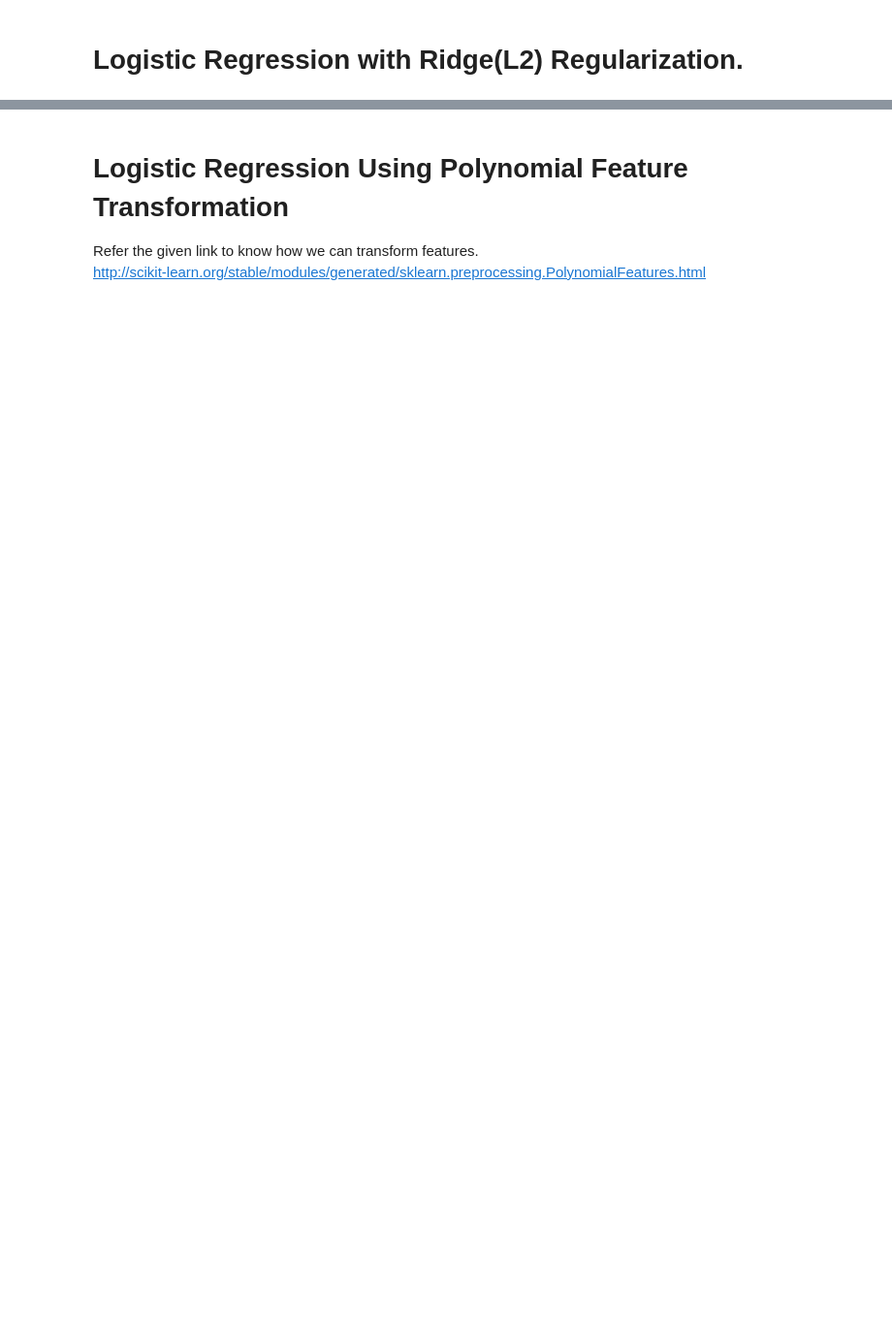
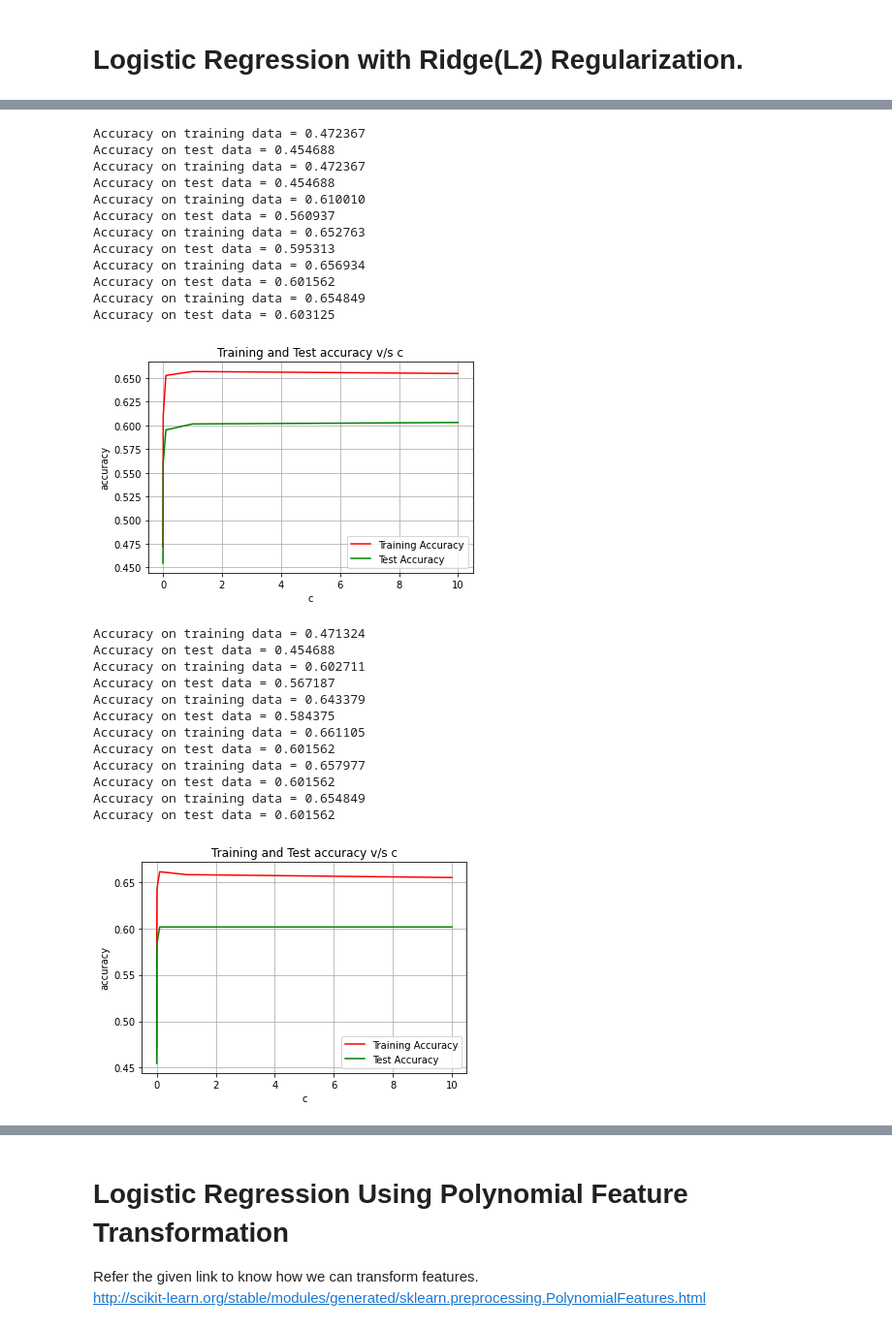
Before and after one commit to RoyLeviGit/ML_Final, a Jupyter notebook: Logistic Regression.ipynb, the cells around one changed output, grey strips where cells are left out. Shown at 97% size. Drawn from its saved outputs; the diff is of its cells as text; code cells hidden in the pictures; blank space fills up the shorter version.

```diff
--- a/Logistic Regression.ipynb
+++ b/Logistic Regression.ipynb
@@ -152,5 +78,5 @@ c_logreg2 = []
 # %%
-def logreg2_model(c , X_train, Y_train, X_test, Y_test):
+def logreg2_model(c , X_train, Y_train, X_test, Y_test, acc_train_logreg2, acc_test_logreg2):
     # Create an object of logistic regression model using linear_model.
     # Pass the value of C=c.
     # You need not pass other parameters as penalty is 'L2' by default.
@@ -176,11 +102,3 @@ def logreg2_model(c , X_train, Y_train, X_test, Y_test):
     acc_test = logreg2.score(X_test, Y_test)
     acc_test_logreg2.append(acc_test)
     print("Accuracy on test data = %f" % acc_test)
-
-    # Appending value of c for graphing purposes
-    c_logreg2.append(c)
-# %%
-# Call the above function i.e. logreg_model with different values of parameter 'c'.
-# Start with smaller values of 'c' say 0.0001, 0.001, 0.01, 0.1, 1, 10, 100
-for c in cVals:
-    logreg2_model(c, X_train, Y_train, X_test, Y_test)
@@ -217,0 +144,15 @@ plt.show()
+# %%
+df_red = pd.read_csv('winequality-red.csv', sep=';')
+data_red = df_red.to_numpy()
+
+df_white = pd.read_csv('winequality-white.csv', sep=';')
+data_white = df_white.to_numpy()
+
+data_all = np.vstack((data_red, data_white))
+
+rs = r.RandomState(42)
+r.shuffle(data_red)
+r.shuffle(data_white)
+r.shuffle(data_all)
+# %%
+X_train, y_train, X_test, y_test = transform_and_split_data(data_red)
@@ -217,0 +177,29 @@ plt.show()
+# %%
+train_and_plot(X_train, y_train, X_test, y_test)
+# %% [output]
+Accuracy on training data = 0.472367
+Accuracy on test data = 0.454688
+Accuracy on training data = 0.472367
+Accuracy on test data = 0.454688
+Accuracy on training data = 0.610010
+Accuracy on test data = 0.560937
+Accuracy on training data = 0.652763
+Accuracy on test data = 0.595313
+Accuracy on training data = 0.656934
+Accuracy on test data = 0.601562
+Accuracy on training data = 0.654849
+Accuracy on test data = 0.603125
+[figure, added]
+Accuracy on training data = 0.471324
+Accuracy on test data = 0.454688
+Accuracy on training data = 0.602711
+Accuracy on test data = 0.567187
+Accuracy on training data = 0.643379
+Accuracy on test data = 0.584375
+Accuracy on training data = 0.661105
+Accuracy on test data = 0.601562
+Accuracy on training data = 0.657977
+Accuracy on test data = 0.601562
+Accuracy on training data = 0.654849
+Accuracy on test data = 0.601562
+[figure, added]
```
Also changed, not shown: parts of 40 cells of this notebook, 1 other file.
